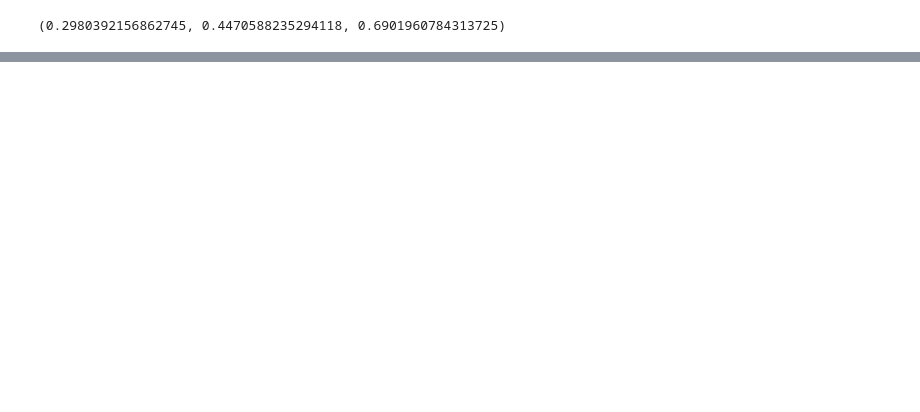
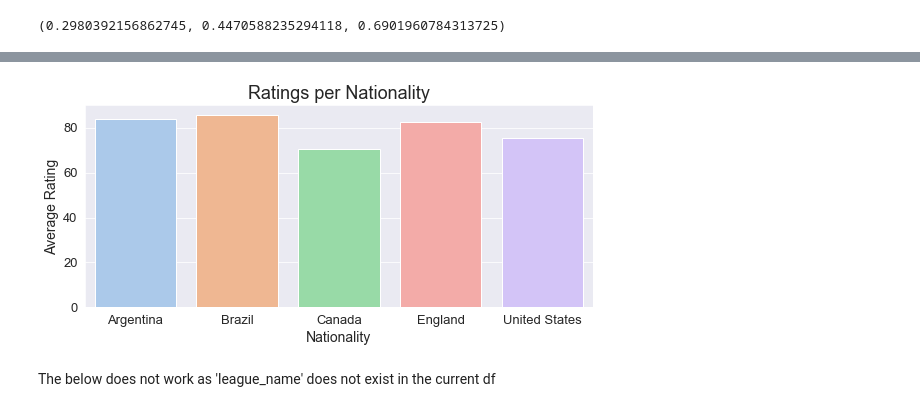
Before and after one commit to niciac/MachineLearning, a Jupyter notebook: Beautiful_Visualisations_plt_sns.ipynb, the cells around one changed output, grey strips where cells are left out. Cells and saved outputs as stored; diff of their text form; code cells hidden in the pictures; blank space fills up the shorter version.

```diff
--- a/Beautiful_Visualisations_plt_sns.ipynb
+++ b/Beautiful_Visualisations_plt_sns.ipynb
@@ -60,0 +108,19 @@ sns.color_palette('deep')[0]
+# %%
+new_df = pd.concat(
+[df_country[df_country['nationality']=='Argentina'][:20],
+ df_country[df_country['nationality']=='Brazil'][:20],
+ df_country[df_country['nationality']=='England'][:20],
+ df_country[df_country['nationality']=='Canada'][:20],
+ df_country[df_country['nationality']=='United States'][:20]]
+)
+# %%
+barplot = new_df.groupby(['nationality'], as_index=False).mean()[['nationality', 'overall']]
+# %%
+plt.figure(figsize=(8,4), tight_layout=True)
+ax = sns.barplot(x=barplot['nationality'], y=barplot['overall'], palette='pastel', ci=None)
+ax.set(title='Ratings per Nationality', xlabel='Nationality', ylabel='Average Rating')
+plt.show()
+# %% [output]
+[figure, added]
+# %% [markdown]
+The below does not work as 'league_name' does not exist in the current df
```
Also changed, not shown: parts of 18 cells of this notebook.
